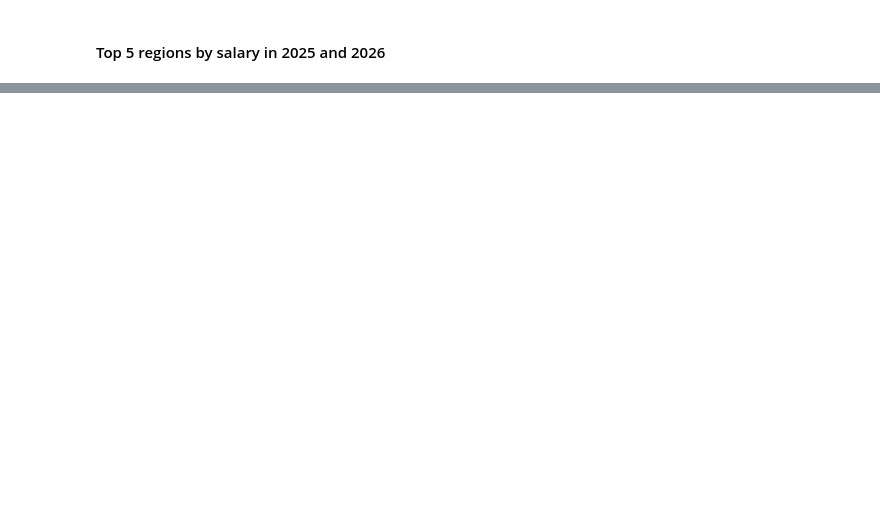
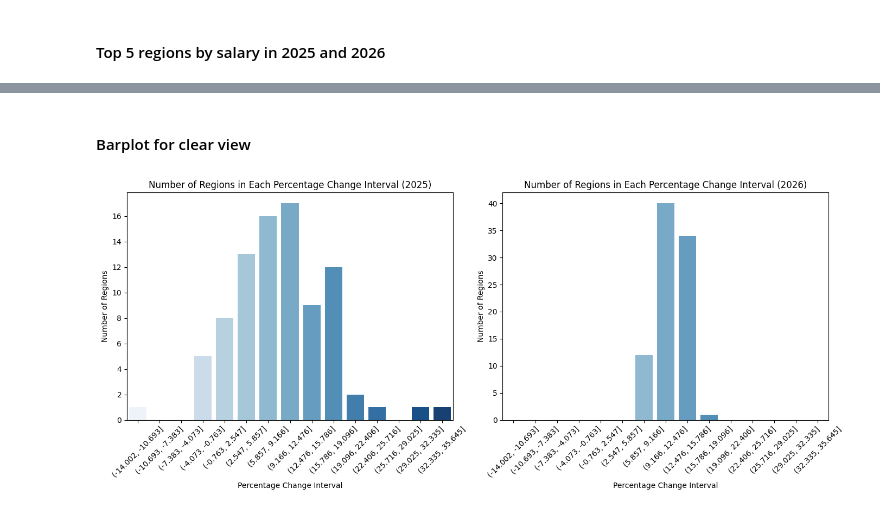
Before and after one commit to meomato/Prediction-of-Average-Salaries-by-Region-in-2025-2026, a Jupyter notebook: wages_predict.ipynb, the cells around one changed output, grey strips where cells are left out. Drawn from its saved outputs; the diff is of its cells as text; code cells hidden in the pictures; blank space fills up the shorter version.

```diff
--- a/wages_predict.ipynb
+++ b/wages_predict.ipynb
@@ -354,0 +357,11 @@ plt.show()
+# %%
+df_2024 = df_full_data[df_full_data['Year'] == 2024].rename(columns={'Mean_Wage': 'Mean_Wage_2024'})
+df_2025 = df_full_data[df_full_data['Year'] == 2025].rename(columns={'Mean_Wage': 'Mean_Wage_2025'})
+df_2026 = df_full_data[df_full_data['Year'] == 2026].rename(columns={'Mean_Wage': 'Mean_Wage_2026'})
+# %%
+df_salary_change = df_2024[['Region', 'Mean_Wage_2024']].merge(df_2025[['Region', 'Mean_Wage_2025']], on='Region')
+df_salary_change = df_salary_change.merge(df_2026[['Region', 'Mean_Wage_2026']], on='Region')
+df_salary_change['Percentage_Change_2025'] = ((df_salary_change['Mean_Wage_2025'] - df_salary_change['Mean_Wage_2024']) / df_salary_change['Mean_Wage_2024'])*100
+df_salary_change['Percentage_Change_2026'] = ((df_salary_change['Mean_Wage_2026'] - df_salary_change['Mean_Wage_2025']) / df_salary_change['Mean_Wage_2025'])*100
+
+df_salary_change.iloc[:]
@@ -354,0 +382,13 @@ plt.show()
+# %%
+bins = np.linspace(df_salary_change['Percentage_Change_2025'].min(), df_salary_change['Percentage_Change_2025'].max(), 16)
+df_salary_change['Change_2025_Binned'] = pd.cut(df_salary_change['Percentage_Change_2025'], bins=bins)
+df_salary_change['Change_2026_Binned'] = pd.cut(df_salary_change['Percentage_Change_2026'], bins=bins)
+change_2025_counts = df_salary_change['Change_2025_Binned'].value_counts().sort_index()
+change_2026_counts = df_salary_change['Change_2026_Binned'].value_counts().sort_index()
+df_binned = pd.DataFrame({
+    'Interval': change_2025_counts.index.astype(str),
+    'Count_2025': change_2025_counts.values,
+    'Count_2026': change_2026_counts.values
+})
+
+df_binned.iloc[:]
@@ -354,0 +412,20 @@ plt.show()
+# %% [markdown]
+#### Barplot for clear view
+# %%
+fig, axes = plt.subplots(1, 2, figsize=(14, 6))
+sns.barplot(x='Interval', y='Count_2025', data=df_binned, ax=axes[0], hue='Interval', palette='Blues')
+axes[0].set_title('Number of Regions in Each Percentage Change Interval (2025)')
+axes[0].set_xlabel('Percentage Change Interval')
+axes[0].set_ylabel('Number of Regions')
+axes[0].tick_params(axis='x', rotation=45)
+
+sns.barplot(x='Interval', y='Count_2026', data=df_binned, ax=axes[1], hue='Interval', palette='Blues')
+axes[1].set_title('Number of Regions in Each Percentage Change Interval (2026)')
+axes[1].set_xlabel('Percentage Change Interval')
+axes[1].set_ylabel('Number of Regions')
+axes[1].tick_params(axis='x', rotation=45)
+
+plt.tight_layout()
+plt.show()
+# %% [output]
+[figure, added]
```
Also changed, not shown: parts of 10 cells of this notebook.
